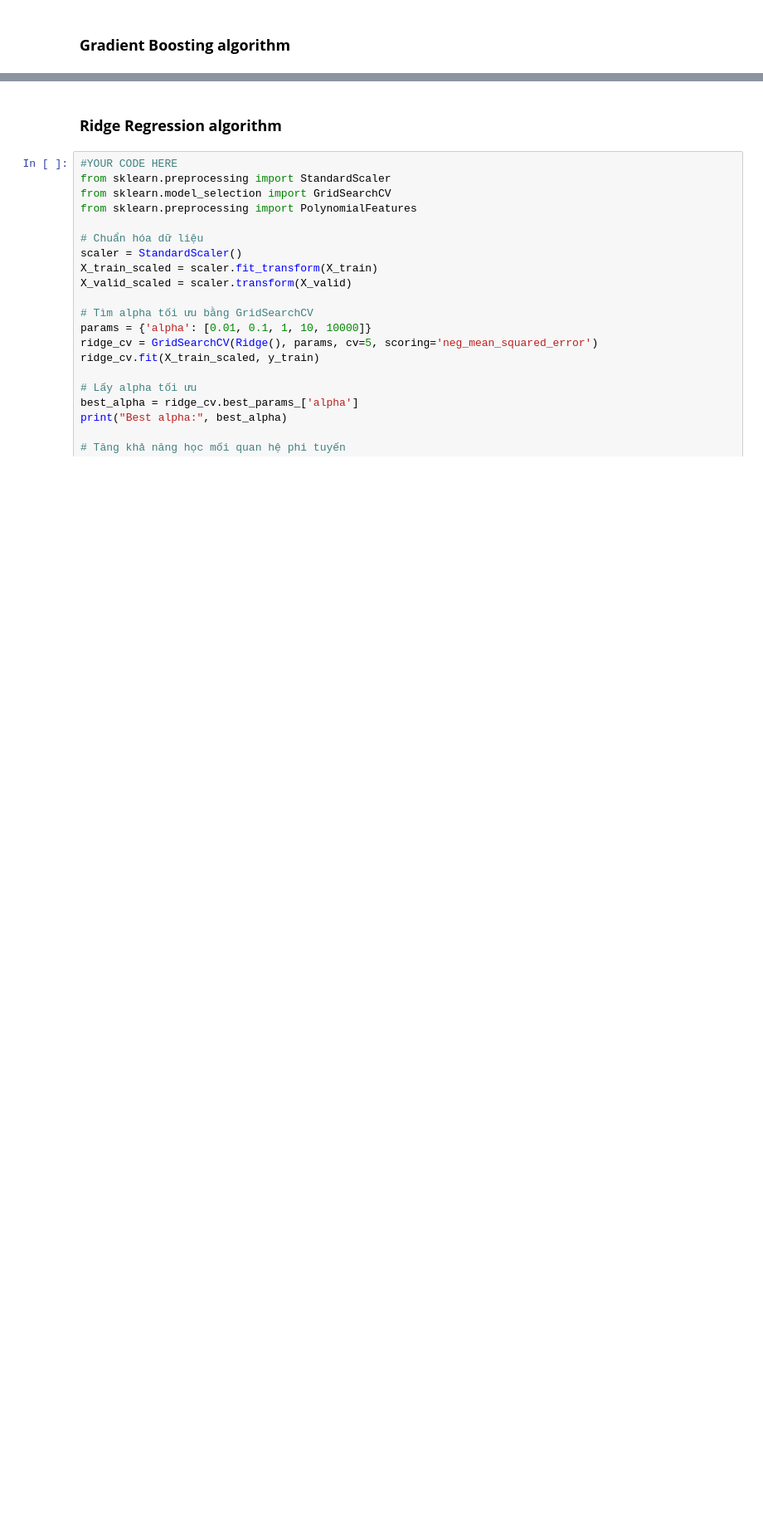
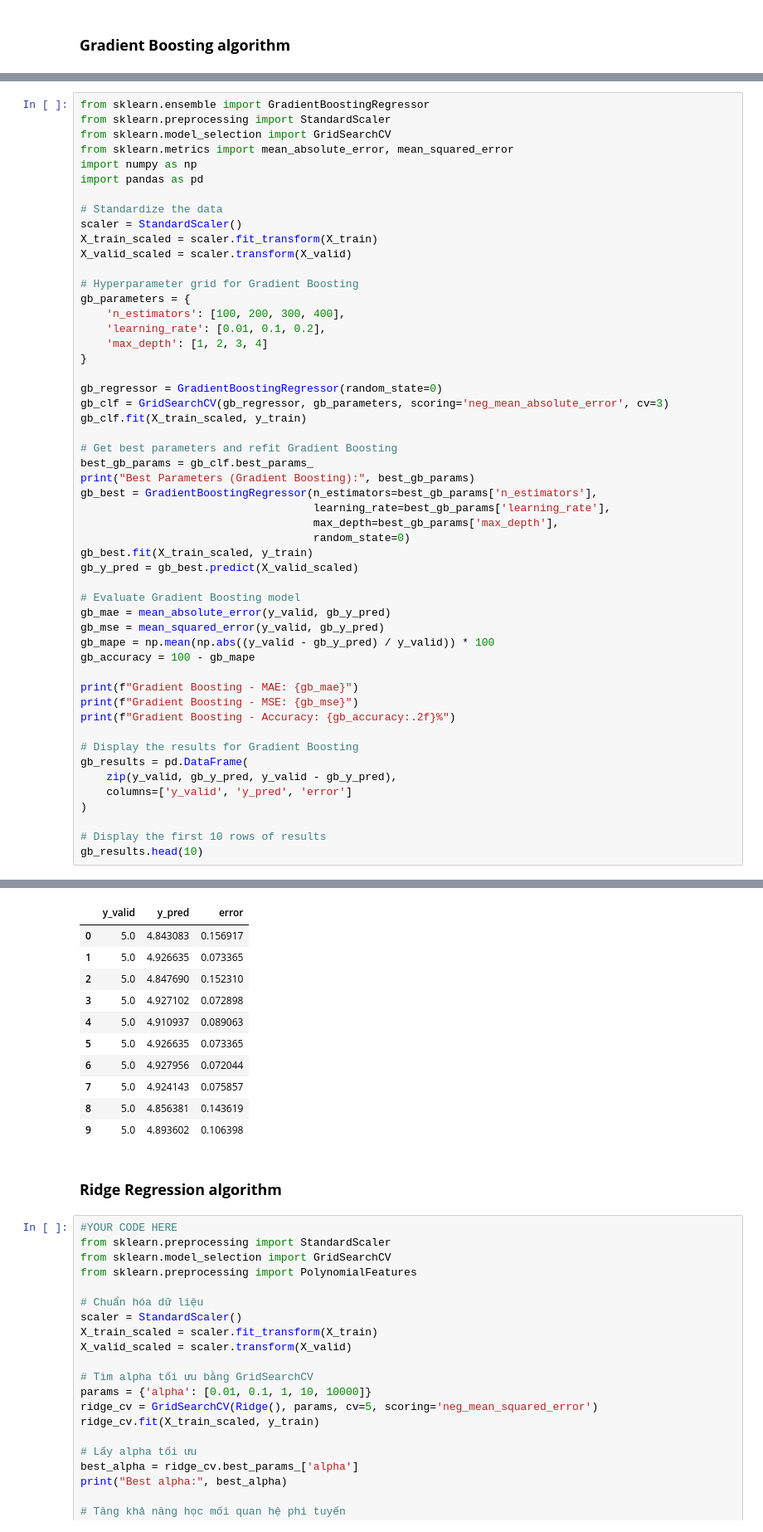
Before and after one commit to LLH-07/Introduction-to-Data-Science-22KHDL1, a Jupyter notebook: Data_Modeling/Modeling_Data.ipynb, the cells around one changed output, grey strips where cells are left out. Shown at 83% size. Cells and saved outputs as stored; diff of their text form; blank space fills up the shorter version.

Commit message:
Update Gradient Boosting

```diff
--- a/Data_Modeling/Modeling_Data.ipynb
+++ b/Data_Modeling/Modeling_Data.ipynb
@@ -192,0 +192,53 @@ results_best['error'].hist()
+# %%
+from sklearn.ensemble import GradientBoostingRegressor
+from sklearn.preprocessing import StandardScaler
+from sklearn.model_selection import GridSearchCV
+from sklearn.metrics import mean_absolute_error, mean_squared_error
+import numpy as np
+import pandas as pd
+
+# Standardize the data
+scaler = StandardScaler()
+X_train_scaled = scaler.fit_transform(X_train)
+X_valid_scaled = scaler.transform(X_valid)
+
+# Hyperparameter grid for Gradient Boosting
+gb_parameters = {
+    'n_estimators': [100, 200, 300, 400],
+    'learning_rate': [0.01, 0.1, 0.2],
+    'max_depth': [1, 2, 3, 4]
+}
+
+gb_regressor = GradientBoostingRegressor(random_state=0)
+gb_clf = GridSearchCV(gb_regressor, gb_parameters, scoring='neg_mean_absolute_error', cv=3)
+gb_clf.fit(X_train_scaled, y_train)
+
+# Get best parameters and refit Gradient Boosting
+best_gb_params = gb_clf.best_params_
+print("Best Parameters (Gradient Boosting):", best_gb_params)
+gb_best = GradientBoostingRegressor(n_estimators=best_gb_params['n_estimators'],
+                                    learning_rate=best_gb_params['learning_rate'],
+                                    max_depth=best_gb_params['max_depth'],
+                                    random_state=0)
+gb_best.fit(X_train_scaled, y_train)
+gb_y_pred = gb_best.predict(X_valid_scaled)
+
+# Evaluate Gradient Boosting model
+gb_mae = mean_absolute_error(y_valid, gb_y_pred)
+gb_mse = mean_squared_error(y_valid, gb_y_pred)
+gb_mape = np.mean(np.abs((y_valid - gb_y_pred) / y_valid)) * 100
+gb_accuracy = 100 - gb_mape
+
+print(f"Gradient Boosting - MAE: {gb_mae}")
+print(f"Gradient Boosting - MSE: {gb_mse}")
+print(f"Gradient Boosting - Accuracy: {gb_accuracy:.2f}%")
+
+# Display the results for Gradient Boosting
+gb_results = pd.DataFrame(
+    zip(y_valid, gb_y_pred, y_valid - gb_y_pred),
+    columns=['y_valid', 'y_pred', 'error']
+)
+
+# Display the first 10 rows of results
+gb_results.head(10)
+# %% [output]
@@ -193,3 +249,14 @@ results_best['error'].hist()
+|  | y_valid | y_pred | error |
+| 0 | 5.0 | 4.843083 | 0.156917 |
+| 1 | 5.0 | 4.926635 | 0.073365 |
+| 2 | 5.0 | 4.847690 | 0.152310 |
+| 3 | 5.0 | 4.927102 | 0.072898 |
+| 4 | 5.0 | 4.910937 | 0.089063 |
+| 5 | 5.0 | 4.926635 | 0.073365 |
+| 6 | 5.0 | 4.927956 | 0.072044 |
+| 7 | 5.0 | 4.924143 | 0.075857 |
+| 8 | 5.0 | 4.856381 | 0.143619 |
+| 9 | 5.0 | 4.893602 | 0.106398 |
 # %% [markdown]
 ### **Ridge Regression algorithm**
 # %%
```
Also changed, not shown: parts of 4 cells of this notebook, 1 other file.
